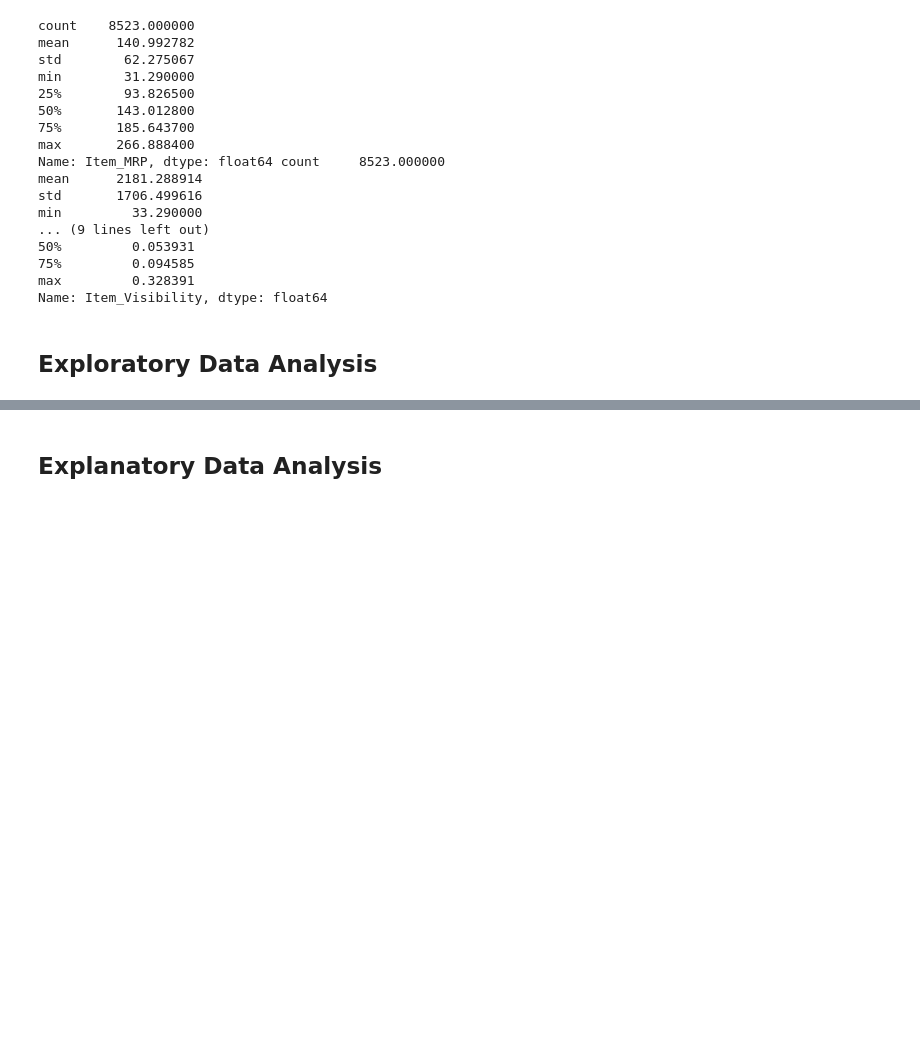
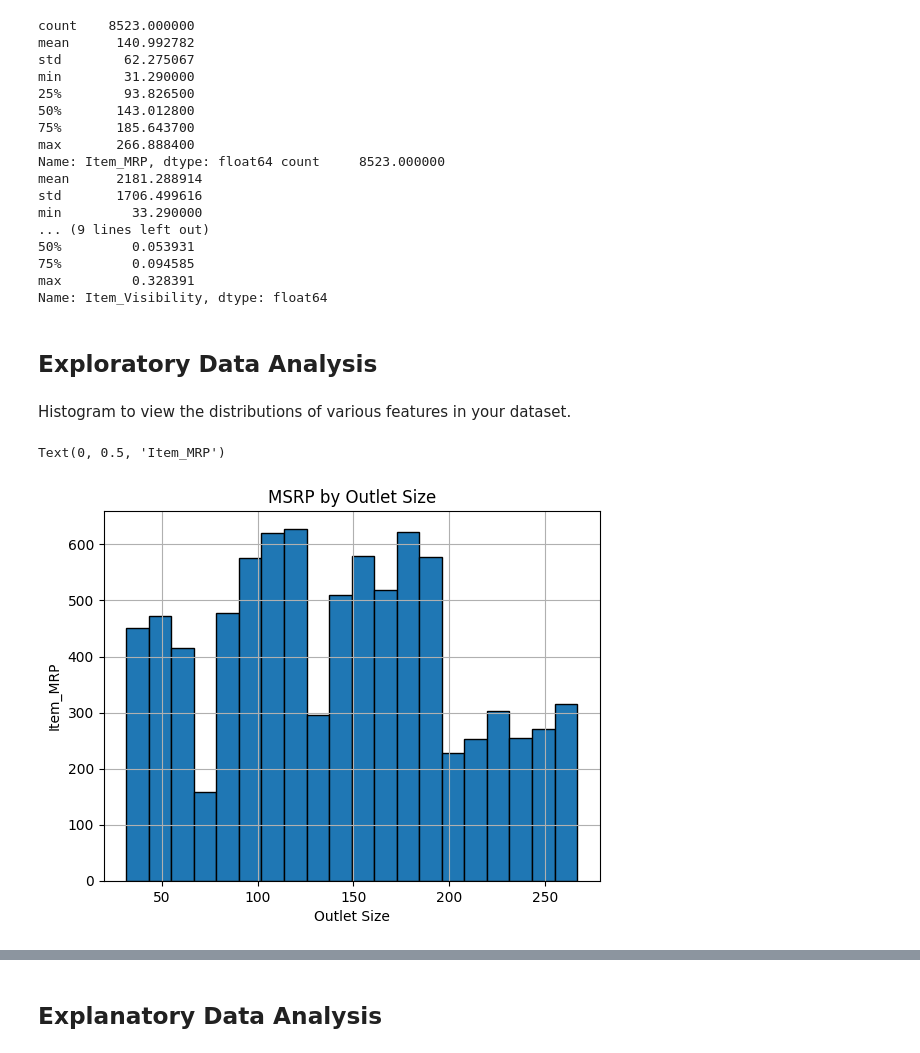
Before and after one commit to tjbingamon/Prediction-of-Product-Sales, a Jupyter notebook: Prediction-of-Product-Sales.ipynb, the cells around one changed output, grey strips where cells are left out. Saved outputs shown, nothing was run; the diff lists cells and outputs as text; code cells hidden in the pictures; blank space fills up the shorter version.

```diff
--- a/Prediction-of-Product-Sales.ipynb
+++ b/Prediction-of-Product-Sales.ipynb
@@ -195,3 +198,15 @@ max         0.328391
 Name: Item_Visibility, dtype: float64
 # %% [markdown]
 ## Exploratory Data Analysis
+# %% [markdown]
+Histogram to view the distributions of various features in your dataset.
+# %%
+ax = product_df2['Item_MRP'].hist(bins = 20, edgecolor = 'black')
+ax.tick_params(axis='x', rotation = 0)
+ax.ticklabel_format(style='plain')
+ax.set_title('MSRP by Outlet Size')
+ax.set_xlabel('Outlet Size')
+ax.set_ylabel('Item_MRP')
+# %% [output]
+Text(0, 0.5, 'Item_MRP')
+[figure, added]
```
Also changed, not shown: parts of 5 cells of this notebook.
